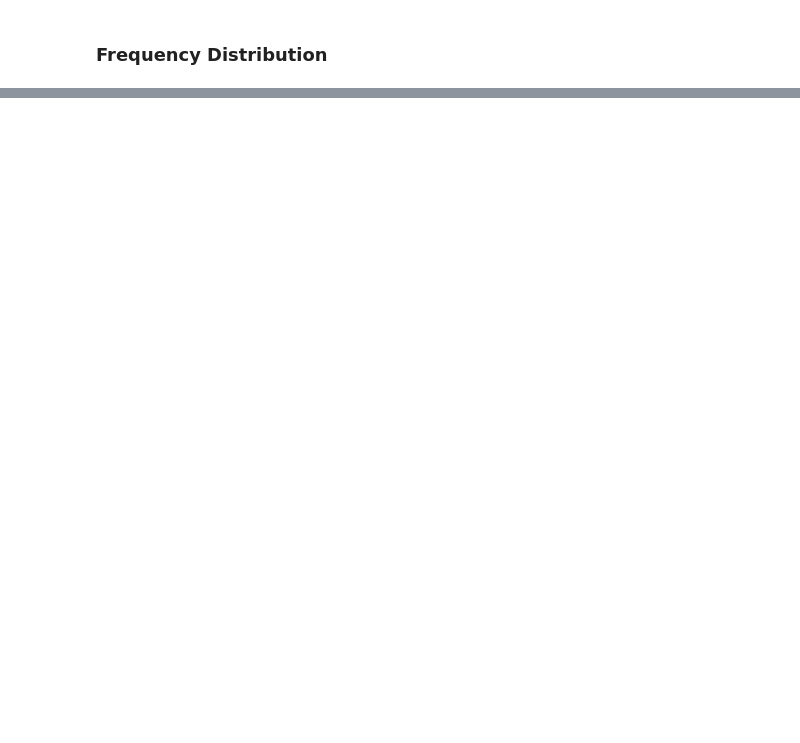
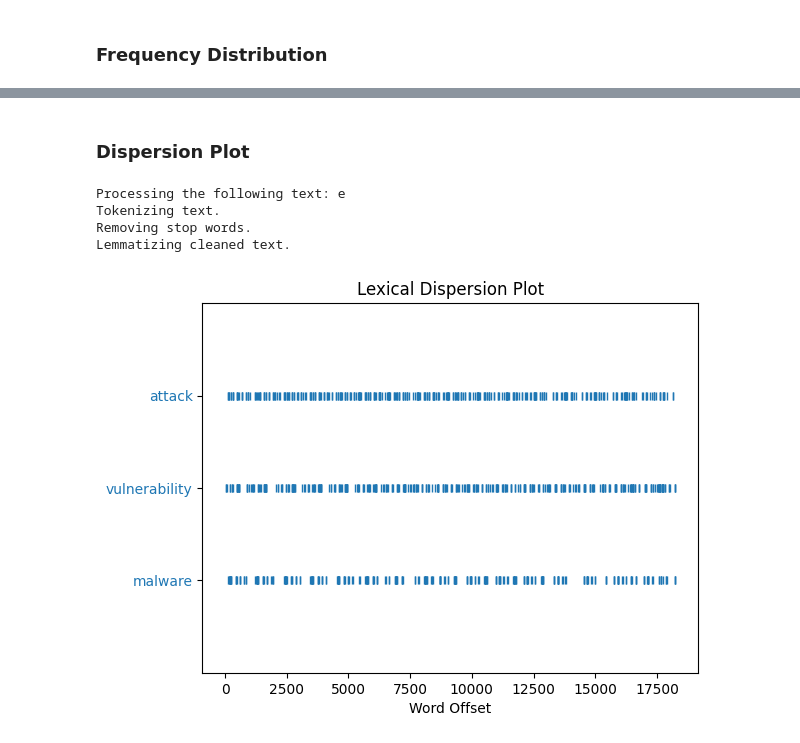
Before and after one commit to py1150/Cybersercurity_Articles_Analysis, a Jupyter notebook: summarize.ipynb, the cells around one changed output, grey strips where cells are left out. Saved outputs shown, nothing was run; the diff lists cells and outputs as text; code cells hidden in the pictures; blank space fills up the shorter version.

```diff
--- a/summarize.ipynb
+++ b/summarize.ipynb
@@ -931,0 +876,20 @@ frequency_distribution.plot(20, cumulative=False)
+# %% [markdown]
+### Dispersion Plot
+# %%
+# lemmatize the articles
+articles_list = list(df_out['summary'])
+lemmatized_text = process_articles(articles_list)
+lemmatized_text[0:20]
+
+# create an NLTK Text
+cyber_text = nltk.Text(lemmatized_text)
+cyber_text[0:10]
+
+# dispersion plot
+cyber_text.dispersion_plot(['attack','vulnerability','malware'])
+# %% [output]
+Processing the following text: e
+Tokenizing text.
+Removing stop words.
+Lemmatizing cleaned text.
+[figure, added]
```
Also changed, not shown: parts of 22 cells of this notebook.
